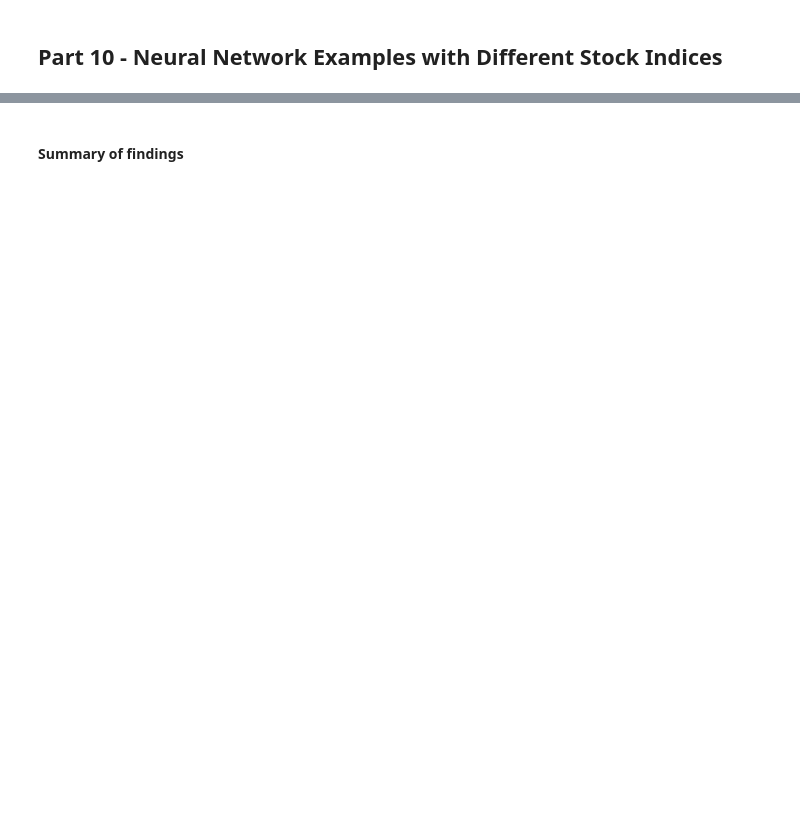
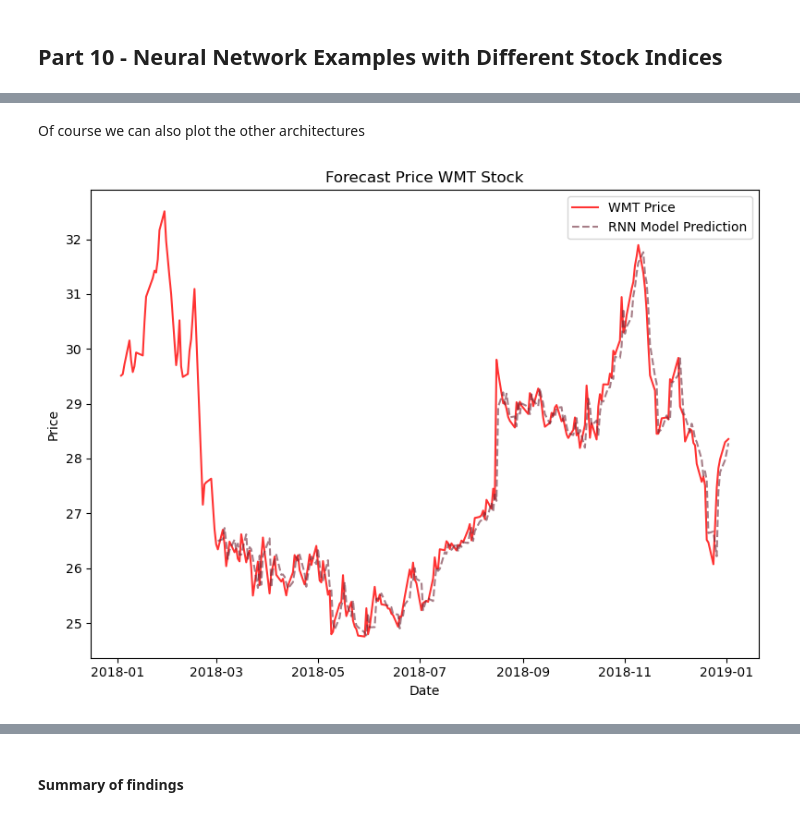
Before and after one commit to hmarrochio/Machine-Learning-and-the-Stock-Market, a Jupyter notebook: notebooks/Notebook4_TimeSeriesForecasting.ipynb, the cells around one changed output, grey strips where cells are left out. Saved outputs shown, nothing was run; the diff lists cells and outputs as text; code cells hidden in the pictures; blank space fills up the shorter version.

```diff
--- a/notebooks/Notebook4_TimeSeriesForecasting.ipynb
+++ b/notebooks/Notebook4_TimeSeriesForecasting.ipynb
@@ -1040,0 +691,13 @@ LSTM: MSE Test: 0.0006
+# %% [markdown]
+Of course we can also plot the other architectures
+# %%
+plt.plot(df_input_stock['Date'],df_input_stock['Adj Close'],alpha=0.8,color='red',label=f'{input_stock} Price')
+plt.plot(df_y_RNN_predict_unscaled_plot['Date'],df_y_RNN_predict_unscaled_plot['Adj Close'],color='#6b2737',alpha=0.6,label='RNN Model Prediction',linestyle='dashed')
+plt.xlabel('Date')
+plt.ylabel('Price')
+plt.title(f'Forecast Price {input_stock} Stock')
+plt.legend()
+plt.tight_layout()
+plt.show()
+# %% [output]
+[figure, added]
```
Also changed, not shown: parts of 186 cells of this notebook.
